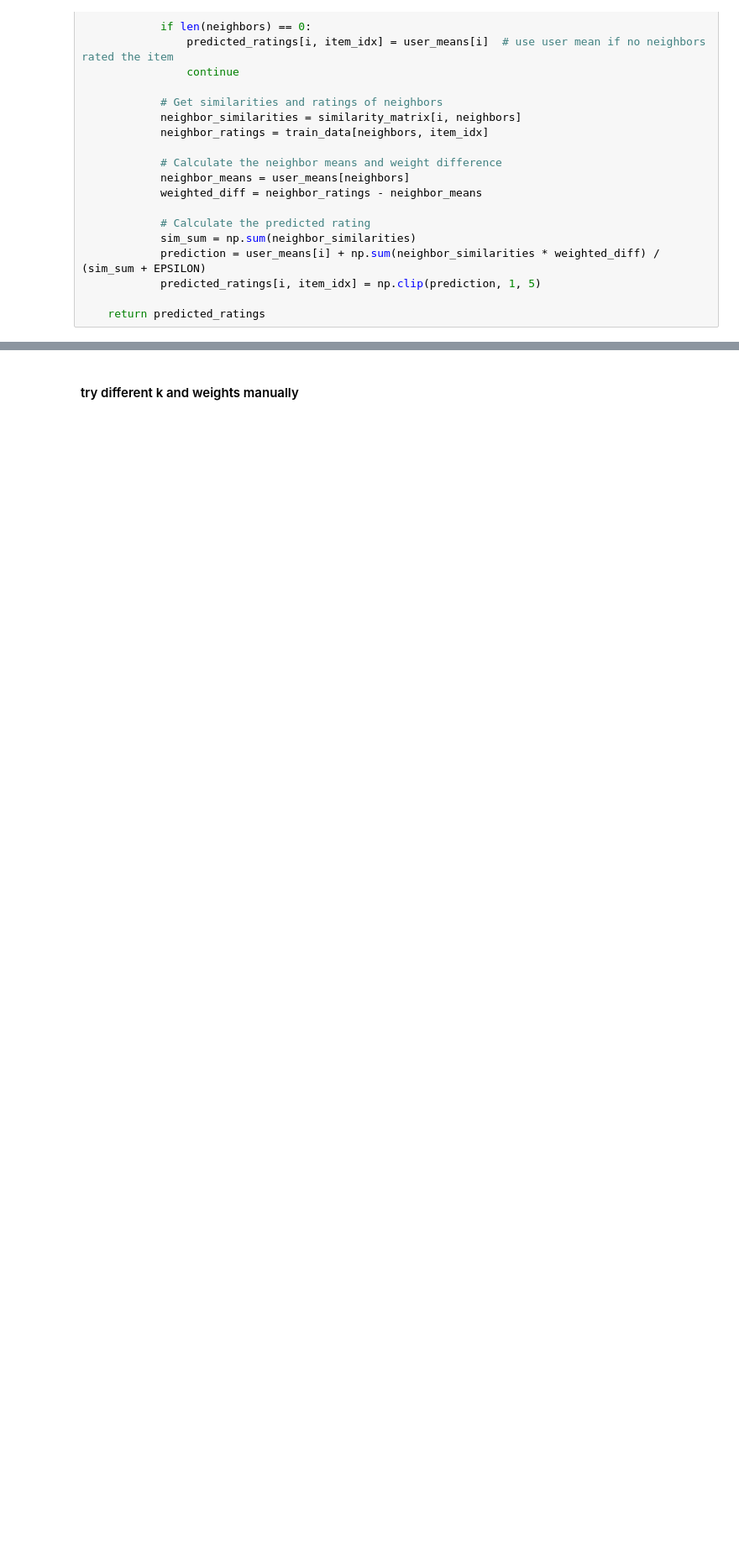
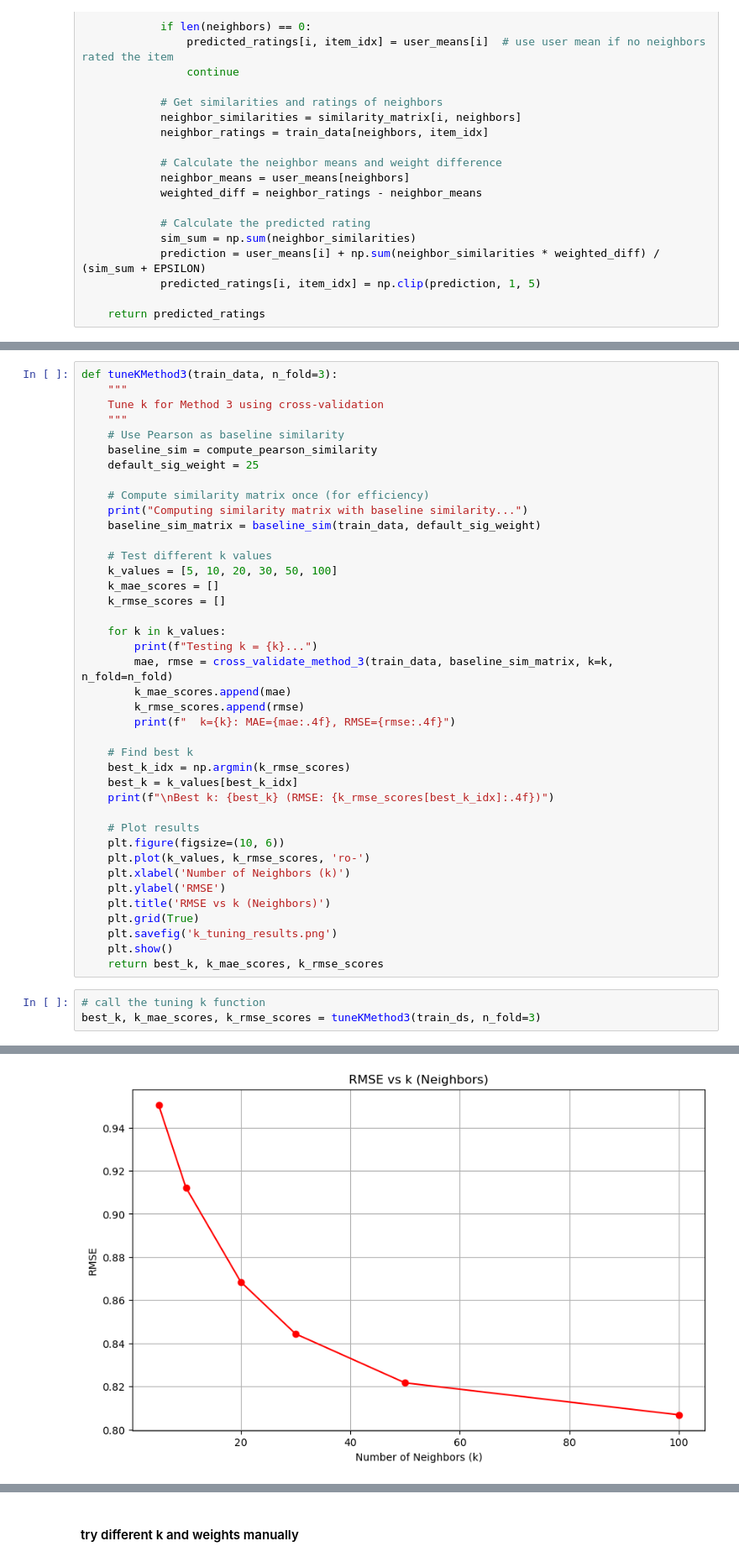
Before and after one commit to HieuTong/collaborative-filtering-movielens, a Jupyter notebook: Assignment3_framework_2025.ipynb, the cells around one changed output, grey strips where cells are left out. Shown at 84% size. Saved outputs shown, nothing was run; the diff lists cells and outputs as text; blank space fills up the shorter version.

Commit message:
Update to tune k, similarity, and the weight

```diff
--- a/Assignment3_framework_2025.ipynb
+++ b/Assignment3_framework_2025.ipynb
@@ -439,0 +407,44 @@ Euclidean similarity performs better
+# %%
+def tuneKMethod3(train_data, n_fold=3):
+    """
+    Tune k for Method 3 using cross-validation
+    """
+    # Use Pearson as baseline similarity
+    baseline_sim = compute_pearson_similarity
+    default_sig_weight = 25
+
+    # Compute similarity matrix once (for efficiency)
+    print("Computing similarity matrix with baseline similarity...")
+    baseline_sim_matrix = baseline_sim(train_data, default_sig_weight)
+
+    # Test different k values
+    k_values = [5, 10, 20, 30, 50, 100]
+    k_mae_scores = []
+    k_rmse_scores = []
+
+    for k in k_values:
+        print(f"Testing k = {k}...")
+        mae, rmse = cross_validate_method_3(train_data, baseline_sim_matrix, k=k, n_fold=n_fold)
+        k_mae_scores.append(mae)
+        k_rmse_scores.append(rmse)
+        print(f"  k={k}: MAE={mae:.4f}, RMSE={rmse:.4f}")
+
+    # Find best k
+    best_k_idx = np.argmin(k_rmse_scores)
+    best_k = k_values[best_k_idx]
+    print(f"\nBest k: {best_k} (RMSE: {k_rmse_scores[best_k_idx]:.4f})")
+
+    # Plot results
+    plt.figure(figsize=(10, 6))
+    plt.plot(k_values, k_rmse_scores, 'ro-')
+    plt.xlabel('Number of Neighbors (k)')
+    plt.ylabel('RMSE')
+    plt.title('RMSE vs k (Neighbors)')
+    plt.grid(True)
+    plt.savefig('k_tuning_results.png')
+    plt.show()
+    return best_k, k_mae_scores, k_rmse_scores
+# %%
+# call the tuning k function
+best_k, k_mae_scores, k_rmse_scores = tuneKMethod3(train_ds, n_fold=3)
+# %% [output]
@@ -439,0 +466 @@ Euclidean similarity performs better
+[figure, added]
```
Also changed, not shown: parts of 22 cells of this notebook.
